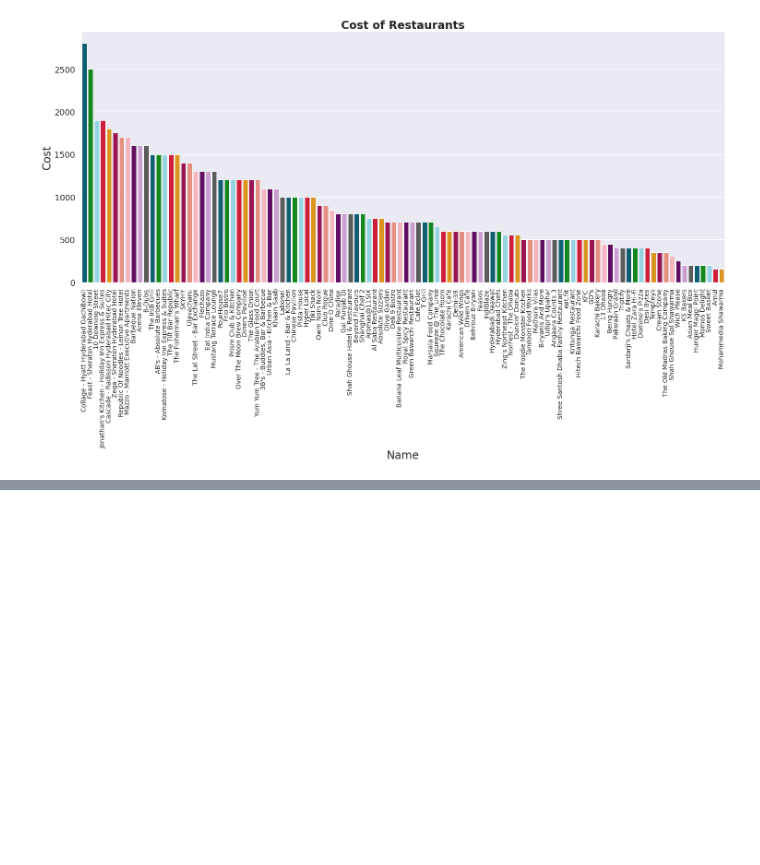
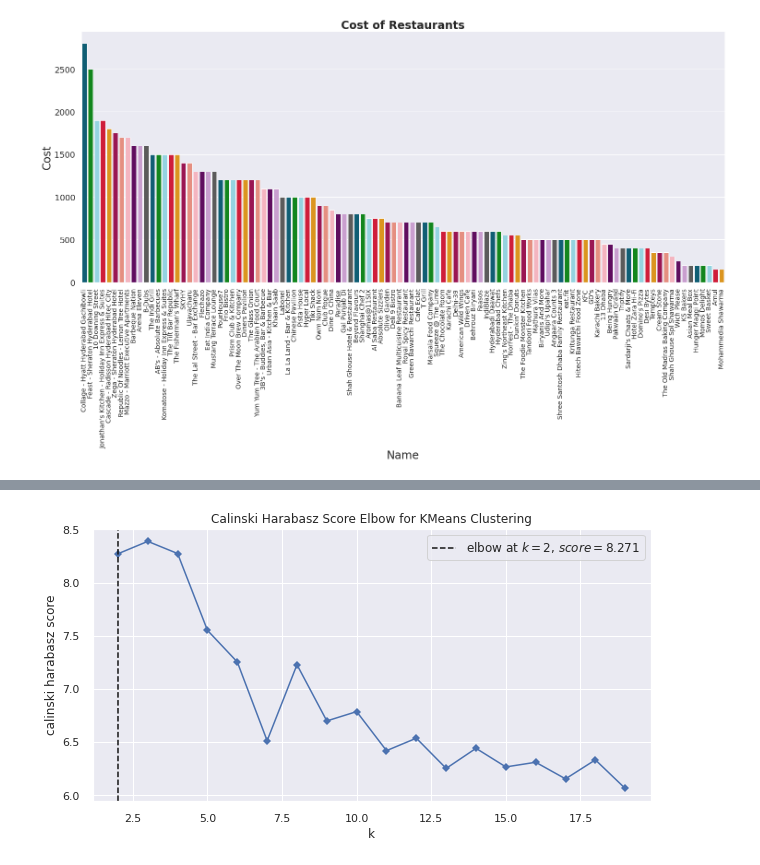
Before and after one commit to Sriharish19/SH_Zomato-Restaurant-Clustering-and-Sentiment-Analysis, a Jupyter notebook: SH_Zomato_Restaurant_Clustering_and_Sentiment_Analysis.ipynb, the cells around one changed output, grey strips where cells are left out. Cells and saved outputs as stored; diff of their text form; code cells hidden in the pictures; blank space fills up the shorter version.

```diff
--- a/SH_Zomato_Restaurant_Clustering_and_Sentiment_Analysis.ipynb
+++ b/SH_Zomato_Restaurant_Clustering_and_Sentiment_Analysis.ipynb
@@ -296,0 +424,5 @@ plt.show()
+# %%
+# KElbowvisualizer with metric as 'calinski_harabasz'
+KElbowvisualizer('calinski_harabasz')
+# %% [output]
+[figure, added]
```
Also changed, not shown: parts of 17 cells of this notebook.
